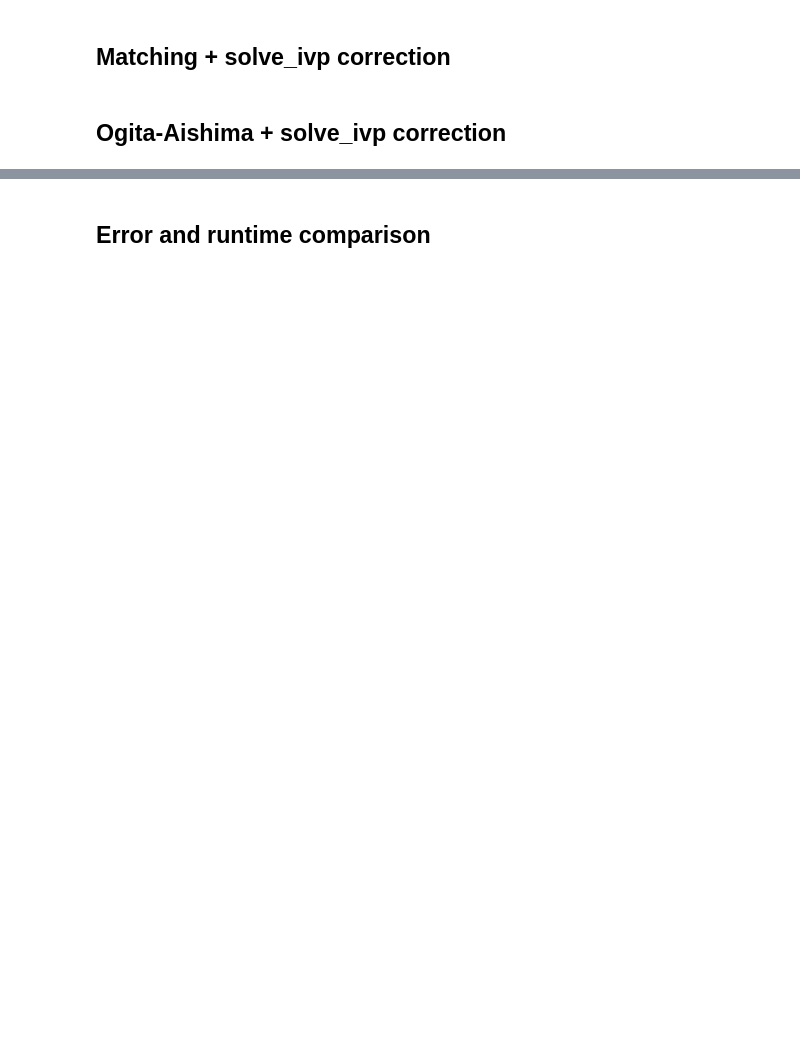
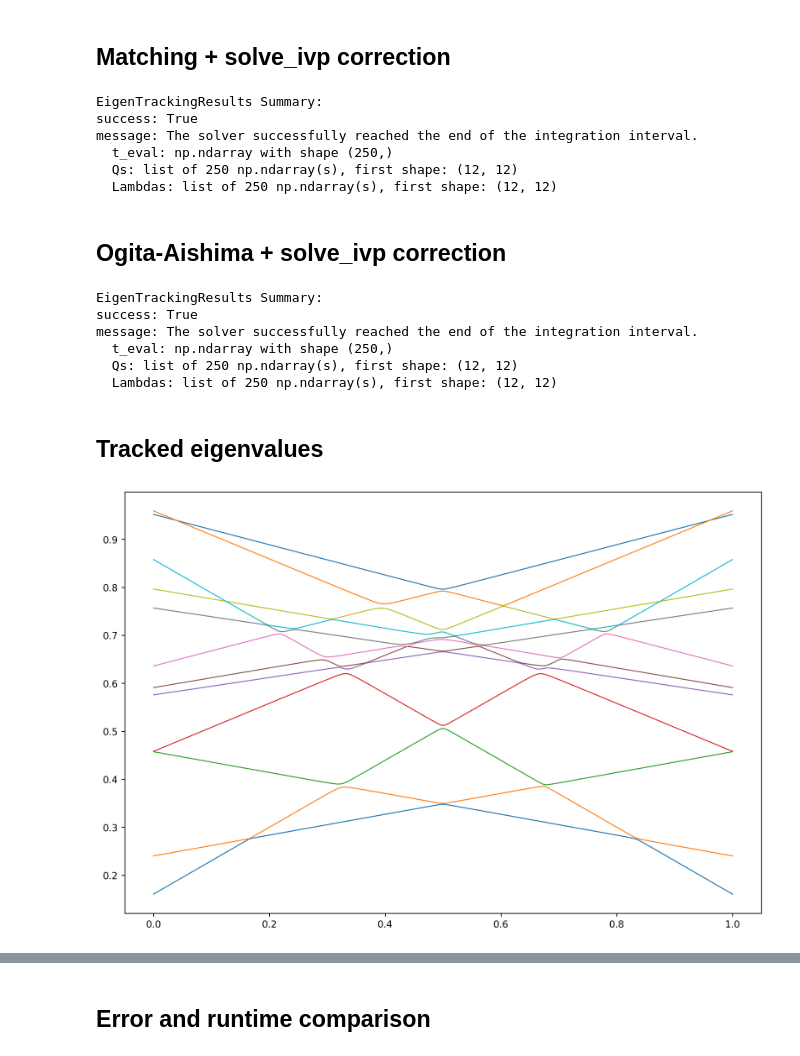
Before and after one commit to t-uda/EigenpairFlow, a Jupyter notebook: notebooks/large_matrix_tracking_demo.ipynb, the cells around one changed output, grey strips where cells are left out. Drawn from its saved outputs; the diff is of its cells as text; code cells hidden in the pictures; blank space fills up the shorter version.

```diff
--- a/notebooks/large_matrix_tracking_demo.ipynb
+++ b/notebooks/large_matrix_tracking_demo.ipynb
@@ -59,6 +75,14 @@ results_match = eigenpairtrack(
     correction_method="matching",
 )
 elapsed_match = time() - start
+print(results_match)
+# %% [output]
+EigenTrackingResults Summary:
+success: True
+message: The solver successfully reached the end of the integration interval.
+  t_eval: np.ndarray with shape (250,)
+  Qs: list of 250 np.ndarray(s), first shape: (12, 12)
+  Lambdas: list of 250 np.ndarray(s), first shape: (12, 12)
 # %% [markdown]
 ## Ogita-Aishima + solve_ivp correction
 # %%
@@ -71,6 +95,14 @@ results_ogita = eigenpairtrack(
     correction_method="ogita_aishima",
 )
 elapsed_ogita = time() - start
+print(results_ogita)
+# %% [output]
+EigenTrackingResults Summary:
+success: True
+message: The solver successfully reached the end of the integration interval.
+  t_eval: np.ndarray with shape (250,)
+  Qs: list of 250 np.ndarray(s), first shape: (12, 12)
+  Lambdas: list of 250 np.ndarray(s), first shape: (12, 12)
 # %%
 start = time()
 
@@ -111,3 +143,14 @@ def track_with_ogita_only(A_func, dA_func, t_eval):
 
 Qs_ogita_only, Ds_ogita_only = track_with_ogita_only(A_func, dA_func, t_eval)
 elapsed_ogita_only = time() - start
+# %% [markdown]
+## Tracked eigenvalues
+# %%
+plt.figure(figsize=(12, 8), dpi=250)
+eigvals = np.array(Ds_ogita_only)
+# eigvals = np.array(results_match.Lambdas)
+
+for i in range(n):
+    plt.plot(t_eval, eigvals[:, i, i], lw=1)
+# %% [output]
+[figure, added]
```
Also changed, not shown: parts of 5 cells of this notebook.
